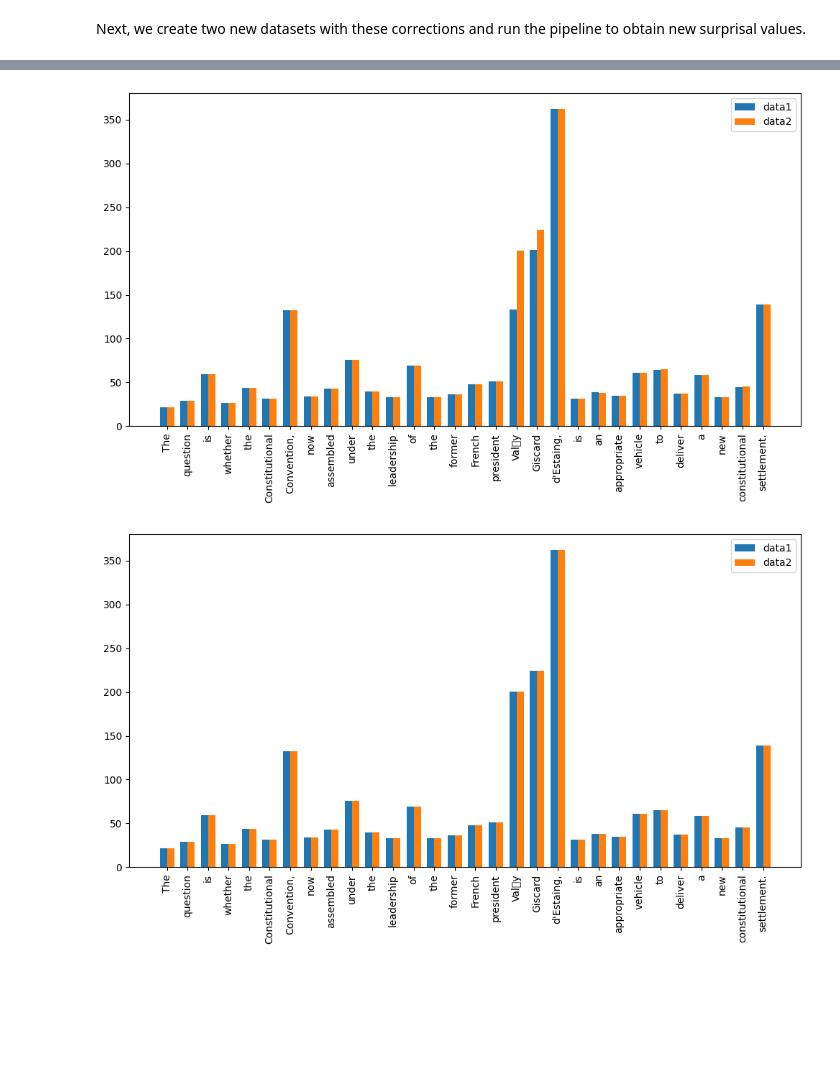
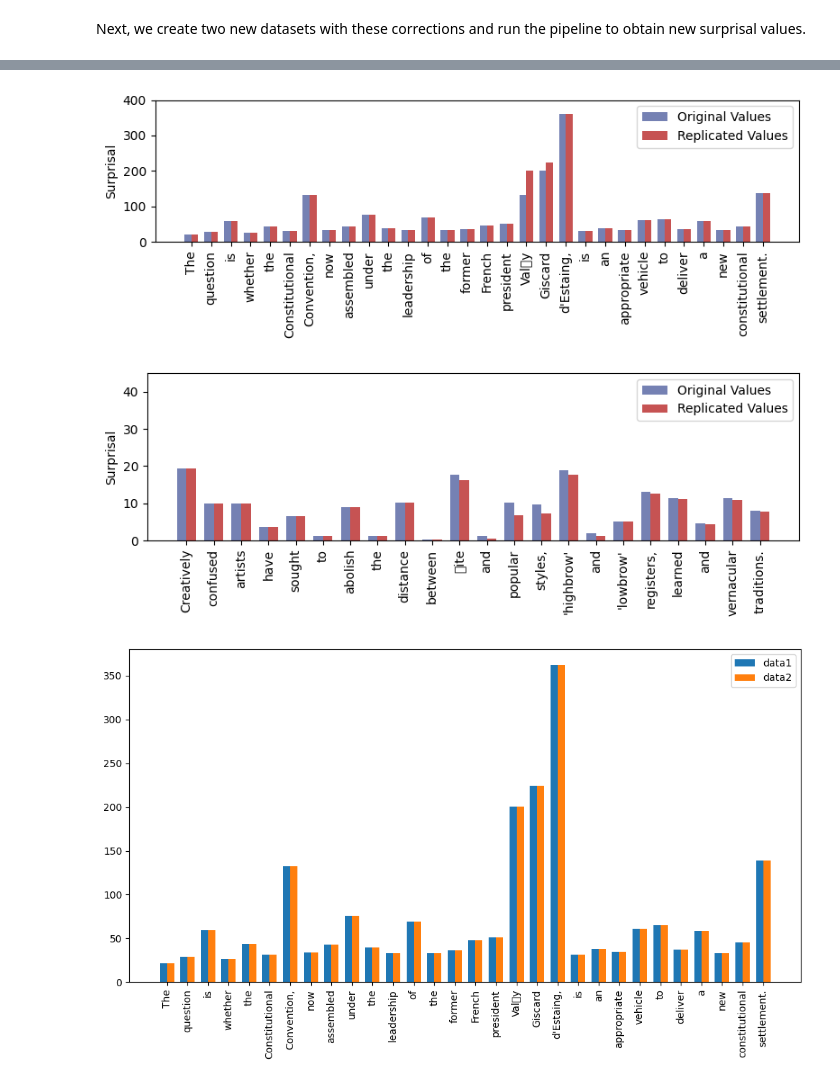
Before and after one commit to ErikZeiner/surprisal_internal_layers, a Jupyter notebook: EZ_encoding.ipynb, the cells around one changed output, grey strips where cells are left out. Cells and saved outputs as stored; diff of their text form; code cells hidden in the pictures; blank space fills up the shorter version.

```diff
--- a/EZ_encoding.ipynb
+++ b/EZ_encoding.ipynb
@@ -368,7 +382,11 @@ with open("data/DC/corrected_noaccent_tokens.json",'w') as new_file:
 # %%
-visualise_diff(orig,corrected, 0,2,28)
+visualise_diff(orig,corrected, 0,2,28,ylim_max=400, label1="Original Values", label2="Replicated Values")
 # %% [output]
-[figure, old version]
+[figure, new version]
+# %%
+visualise_diff(orig,corrected, 12,16,39, ylim_max=45, label1="Original Values", label2="Replicated Values")
+# %% [output]
+[figure, added]
 # %%
 visualise_diff(corrected,corrected_noaccent, 0,2,28)
 # %% [output]
```
Also changed, not shown: parts of 7 cells of this notebook, 14 other files.
